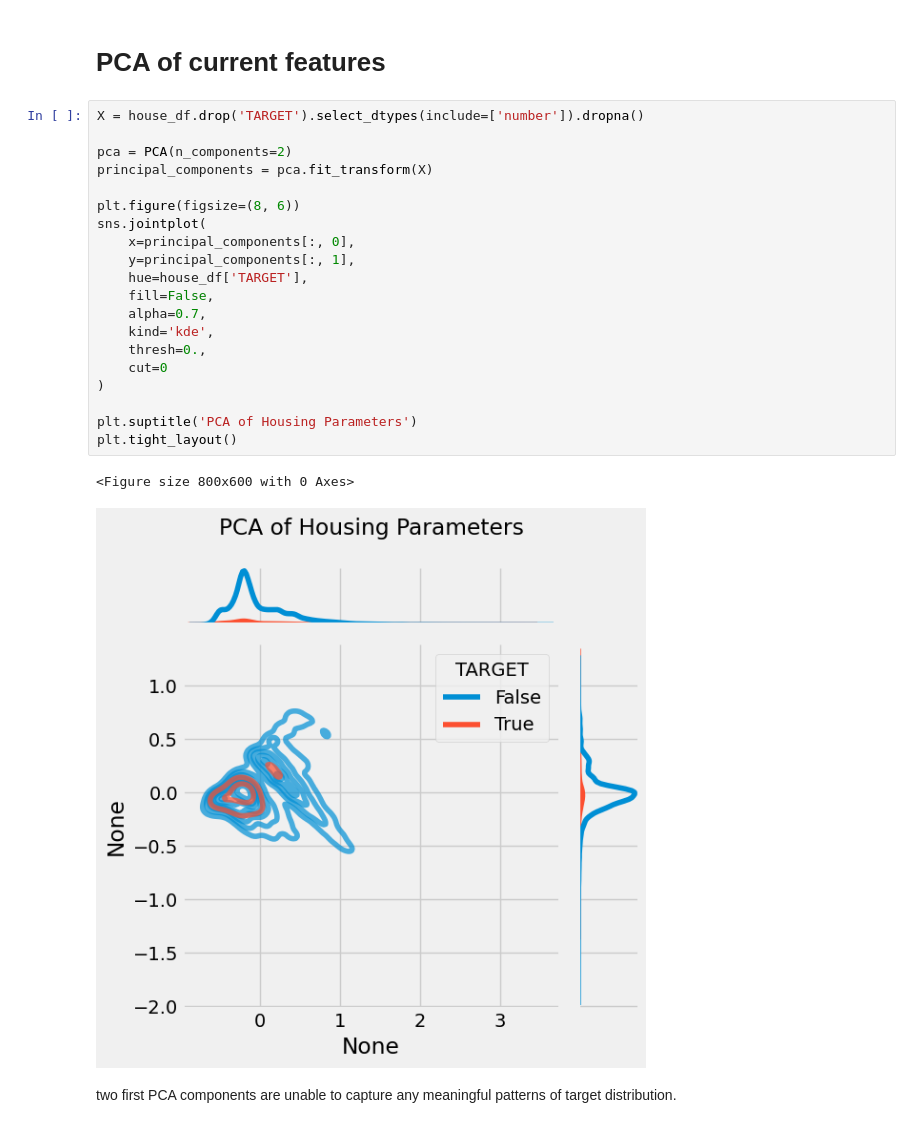
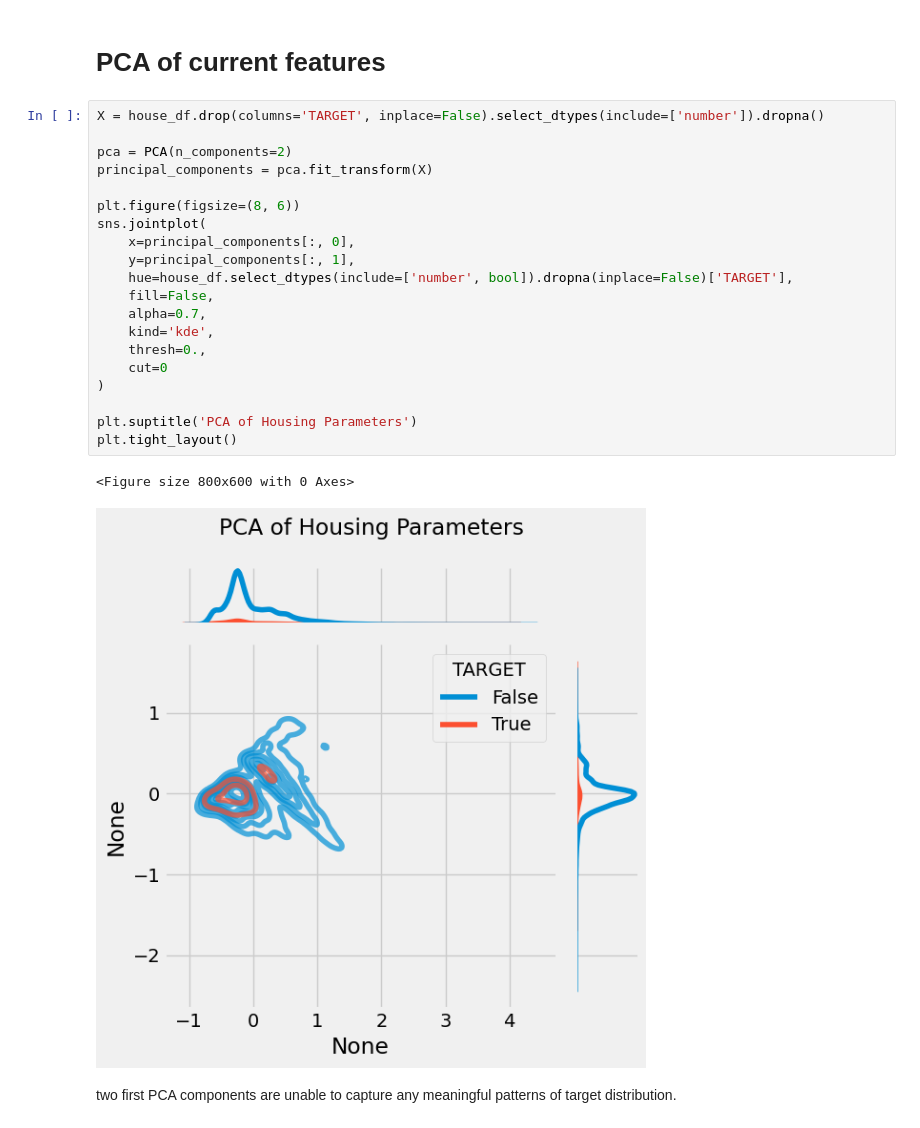
Before and after one commit to Sauciu1/defaulting-risk, a Jupyter notebook: notebooks/nb4_house_parameters.ipynb, the cells around one changed output. Saved outputs shown, nothing was run; the diff lists cells and outputs as text.

```diff
--- a/notebooks/nb4_house_parameters.ipynb
+++ b/notebooks/nb4_house_parameters.ipynb
@@ -72,28 +76,28 @@ display(house_df)
 # %% [markdown]
 # PCA of current features
 # %%
-X = house_df.drop('TARGET').select_dtypes(include=['number']).dropna()
+X = house_df.drop(columns='TARGET', inplace=False).select_dtypes(include=['number']).dropna()
 
 pca = PCA(n_components=2)
 principal_components = pca.fit_transform(X)
 
 plt.figure(figsize=(8, 6))
 sns.jointplot(
     x=principal_components[:, 0],
     y=principal_components[:, 1],
-    hue=house_df['TARGET'],
+    hue=house_df.select_dtypes(include=['number', bool]).dropna(inplace=False)['TARGET'],
     fill=False,
     alpha=0.7,
     kind='kde',
     thresh=0.,
     cut=0
 )
 
 plt.suptitle('PCA of Housing Parameters')
 plt.tight_layout()
 # %% [output]
 <Figure size 800x600 with 0 Axes>
-[figure, old version]
+[figure, new version]
 # %% [markdown]
 two first PCA components are unable to capture any meaningful patterns of target distribution.
 # %% [markdown]
```
Also changed, not shown: parts of 25 cells of this notebook, 6 other files.
